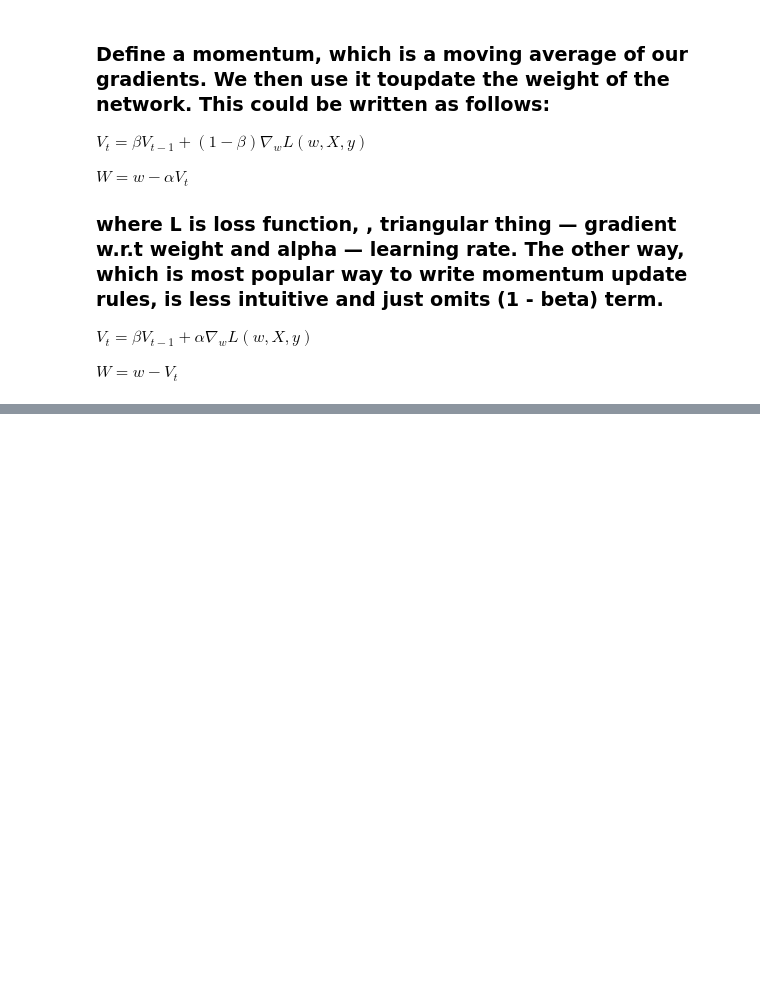
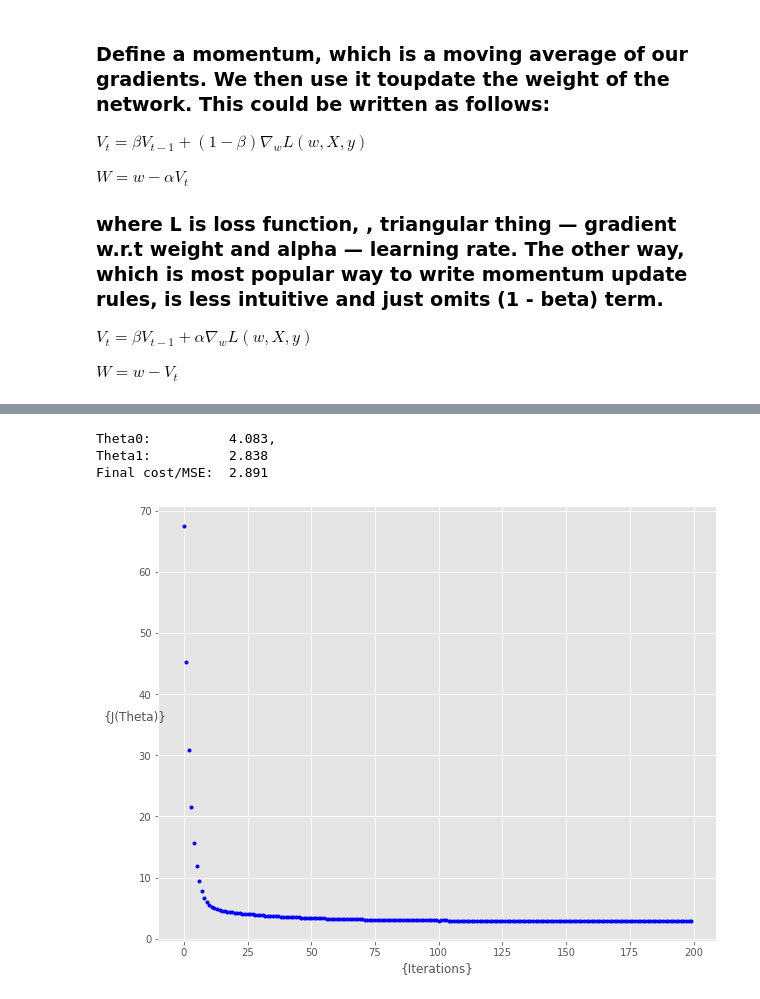
Before and after one commit to ChristianLin0420/MachineLearningFromScrachToAcvanced, a Jupyter notebook: Machine Learning/2.StochasticGradientDescent.ipynb, the cells around one changed output, grey strips where cells are left out. Drawn from its saved outputs; the diff is of its cells as text; code cells hidden in the pictures; blank space fills up the shorter version.

```diff
--- a/Machine Learning/2.StochasticGradientDescent.ipynb
+++ b/Machine Learning/2.StochasticGradientDescent.ipynb
@@ -242,0 +286,23 @@ for n_iter, lr in it_lr:
+# %%
+lr = 0.1
+n_iter = 200
+
+theta = np.random.randn(2,1)
+theta,cost_history = minibatch_stochastic_gradient_descent(X, y, theta, lr, n_iter)
+
+
+print('Theta0:          {:0.3f},\nTheta1:          {:0.3f}'.format(theta[0][0], theta[1][0]))
+print('Final cost/MSE:  {:0.3f}'.format(cost_history[-1]))
+
+fig, ax = plt.subplots(figsize = (8, 5))
+
+ax.set_ylabel('{J(Theta)}',rotation = 0)
+ax.set_xlabel('{Iterations}')
+theta = np.random.randn(2, 1)
+
+_ = ax.plot(range(n_iter),cost_history, 'b.')
+# %% [output]
+Theta0:          4.083,
+Theta1:          2.838
+Final cost/MSE:  2.891
+[figure, added]
```
Also changed, not shown: parts of 7 cells of this notebook, 1 other file.
